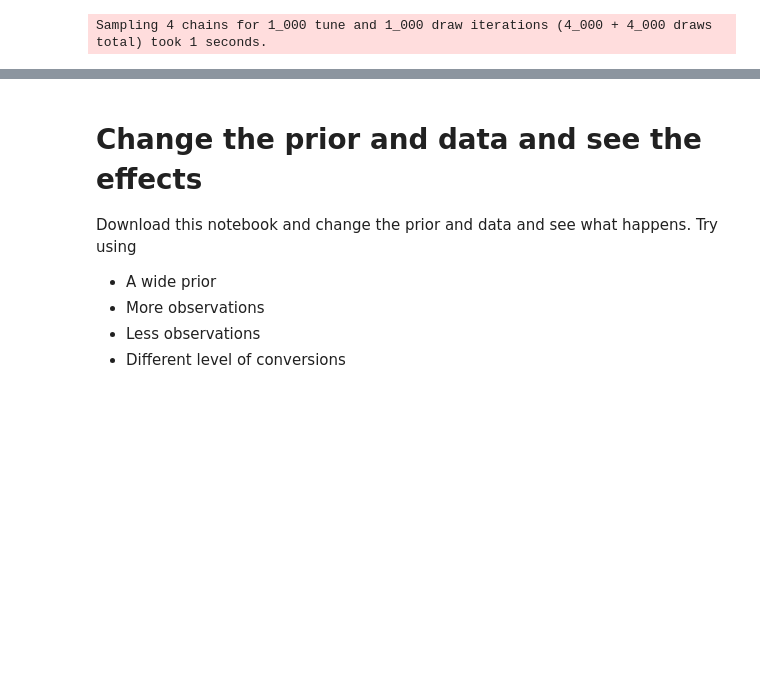
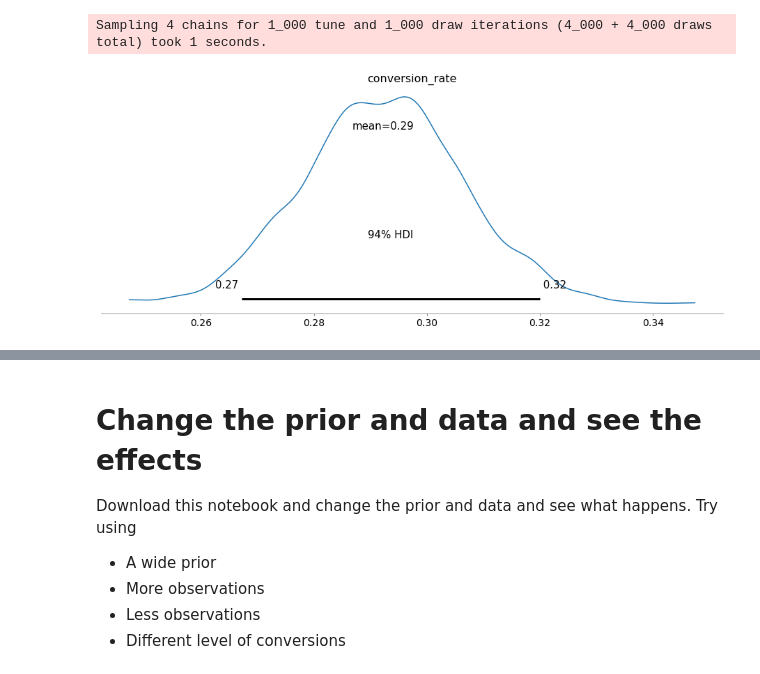
Before and after one commit to AlexAndorra/notebooks-experiments, a Jupyter notebook: 4_Bayes_Rule/Bayes_Rule_All.ipynb, the cells around one changed output, grey strips where cells are left out. Drawn from its saved outputs; the diff is of its cells as text; code cells hidden in the pictures; blank space fills up the shorter version.

```diff
--- a/4_Bayes_Rule/Bayes_Rule_All.ipynb
+++ b/4_Bayes_Rule/Bayes_Rule_All.ipynb
@@ -415,4 +426,9 @@ Multiprocess sampling (4 chains in 4 jobs)
 NUTS: [conversion_rate]
 [interactive output not drawn]
 Sampling 4 chains for 1_000 tune and 1_000 draw iterations (4_000 + 4_000 draws total) took 1 seconds.
+# %%
+fig, ax = plt.subplots(figsize=(16, 6))
+az.plot_posterior(idata.posterior, ax=ax);
+# %% [output]
+[figure, added]
 # %% [markdown]
```
Also changed, not shown: parts of 57 cells of this notebook, 4 other files.
